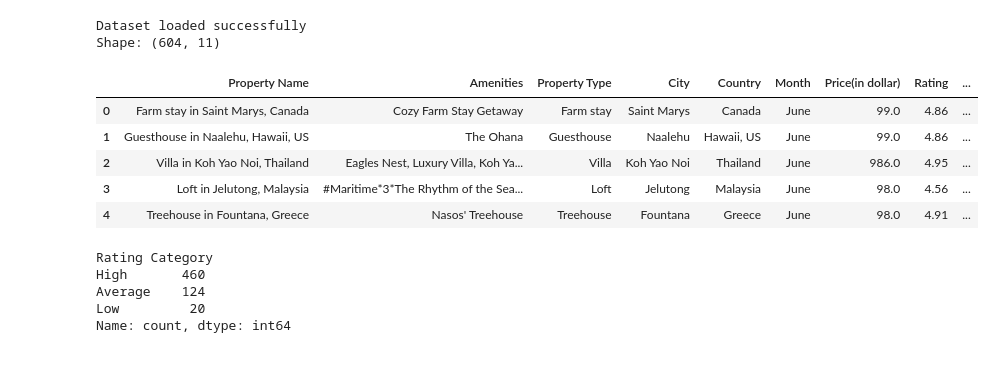
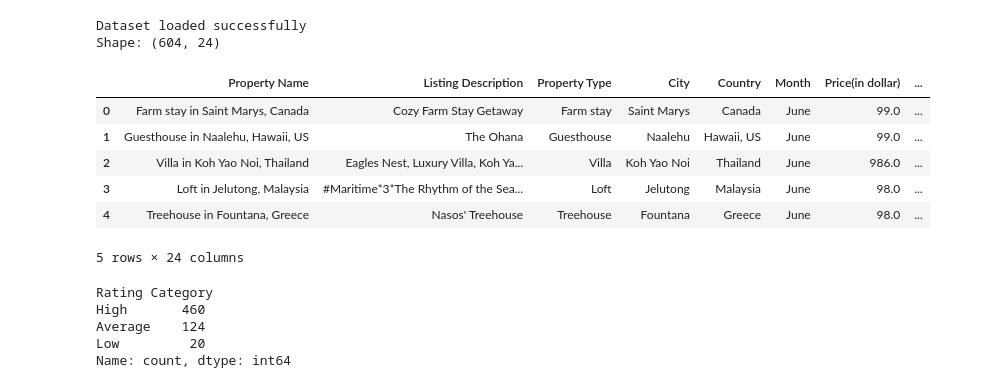
Before and after one commit to jannoelvero/first_project, a Jupyter notebook: notebooks/EDA.ipynb, the cells around one changed output. Drawn from its saved outputs; the diff is of its cells as text; code cells hidden in the pictures.

```diff
--- a/notebooks/EDA.ipynb
+++ b/notebooks/EDA.ipynb
@@ -27,33 +27,30 @@ NOTEBOOK FILES FOUND:
 # %%
 import pandas as pd
 import matplotlib.pyplot as plt
 import seaborn as sns
 import numpy as np
-import seaborn as sns
 
 from scipy.stats import mannwhitneyu
 
 sns.set_theme(style="whitegrid")
 
+# Load cleaned Airbnb dataset
 airbnb = pd.read_csv("airbnb_cleaned.csv")
-
-airbnb = pd.read_csv(
-    "/Users/jannoelvero/Documents/Ironhack/week_4/first_project/airbnb_cleaned.csv"
-)
 
 print("Dataset loaded successfully")
 print("Shape:", airbnb.shape)
 
 display(airbnb.head())
 # %% [output]
 Dataset loaded successfully
-Shape: (604, 11)
+Shape: (604, 24)
-|  | Property Name | Amenities | Property Type | City | Country | Month | Price(in dollar) | Rating | ... |
-| 0 | Farm stay in Saint Marys, Canada | Cozy Farm Stay Getaway | Farm stay | Saint Marys | Canada | June | 99.0 | 4.86 | ... |
-| 1 | Guesthouse in Naalehu, Hawaii, US | The Ohana | Guesthouse | Naalehu | Hawaii, US | June | 99.0 | 4.86 | ... |
-| 2 | Villa in Koh Yao Noi, Thailand | Eagles Nest, Luxury Villa, Koh Ya... | Villa | Koh Yao Noi | Thailand | June | 986.0 | 4.95 | ... |
-| 3 | Loft in Jelutong, Malaysia | #Maritime*3*The Rhythm of the Sea... | Loft | Jelutong | Malaysia | June | 98.0 | 4.56 | ... |
-| 4 | Treehouse in Fountana, Greece | Nasos' Treehouse | Treehouse | Fountana | Greece | June | 98.0 | 4.91 | ... |
+|  | Property Name | Listing Description | Property Type | City | Country | Month | Price(in dollar) | ... |
+| 0 | Farm stay in Saint Marys, Canada | Cozy Farm Stay Getaway | Farm stay | Saint Marys | Canada | June | 99.0 | ... |
+| 1 | Guesthouse in Naalehu, Hawaii, US | The Ohana | Guesthouse | Naalehu | Hawaii, US | June | 99.0 | ... |
+| 2 | Villa in Koh Yao Noi, Thailand | Eagles Nest, Luxury Villa, Koh Ya... | Villa | Koh Yao Noi | Thailand | June | 986.0 | ... |
+| 3 | Loft in Jelutong, Malaysia | #Maritime*3*The Rhythm of the Sea... | Loft | Jelutong | Malaysia | June | 98.0 | ... |
+| 4 | Treehouse in Fountana, Greece | Nasos' Treehouse | Treehouse | Fountana | Greece | June | 98.0 | ... |
+5 rows × 24 columns
 # %%
 def rating_category(rating):
     if rating < 4.5:
```
Also changed, not shown: parts of 14 cells of this notebook, 4 other files.
